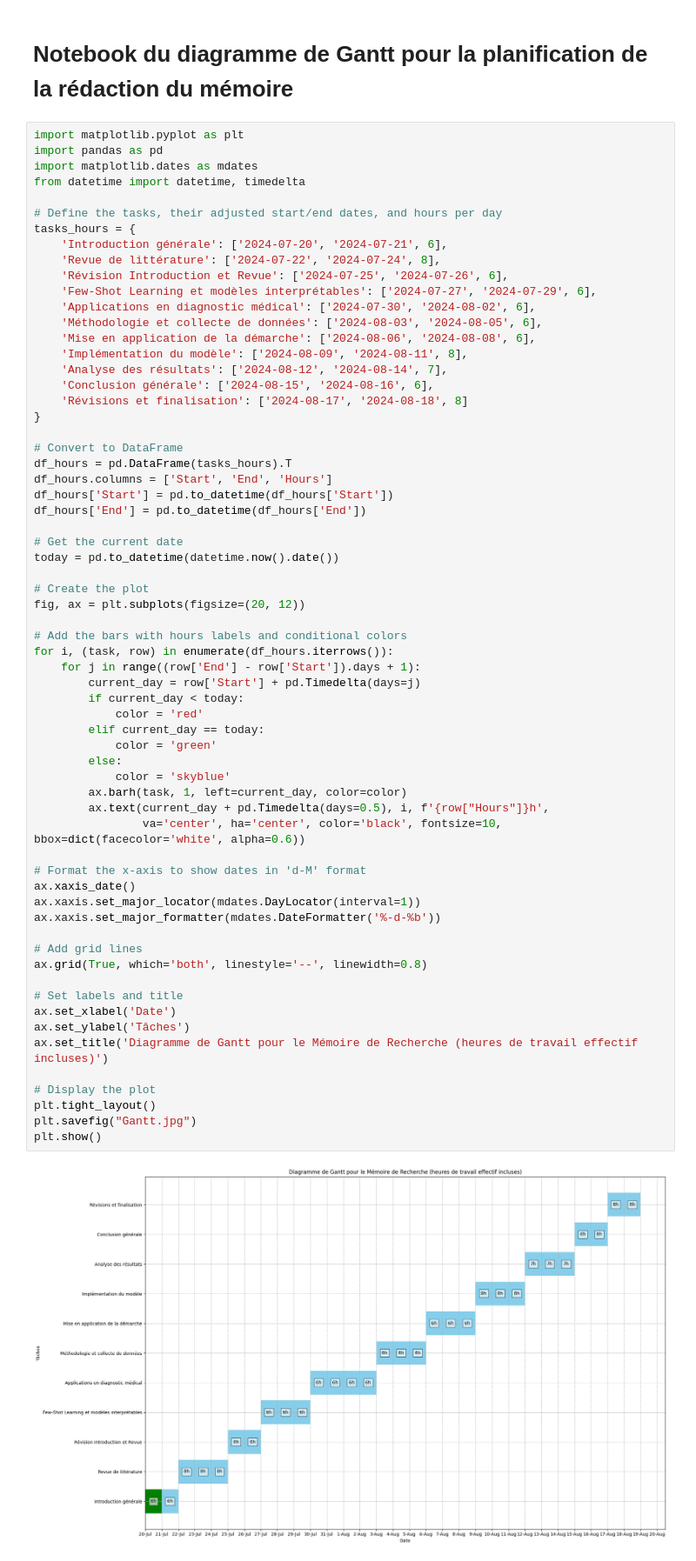
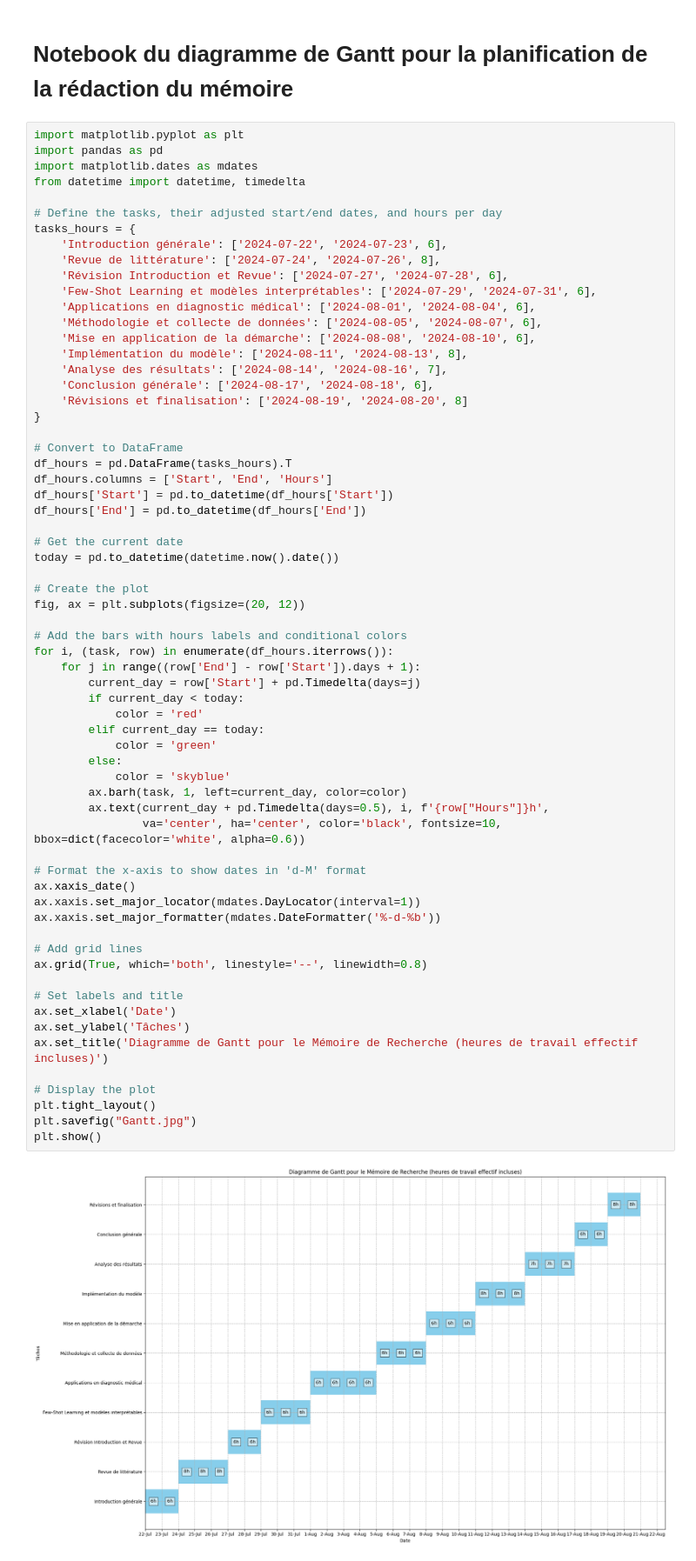
Before and after one commit to deusPride/Master-2, a Jupyter notebook: plannif.ipynb, the cells around one changed output. Shown at 87% size. Drawn from its saved outputs; the diff is of its cells as text.

```diff
--- a/plannif.ipynb
+++ b/plannif.ipynb
@@ -8,17 +8,17 @@ from datetime import datetime, timedelta
 
 # Define the tasks, their adjusted start/end dates, and hours per day
 tasks_hours = {
-    'Introduction générale': ['2024-07-20', '2024-07-21', 6],
-    'Revue de littérature': ['2024-07-22', '2024-07-24', 8],
-    'Révision Introduction et Revue': ['2024-07-25', '2024-07-26', 6],
-    'Few-Shot Learning et modèles interprétables': ['2024-07-27', '2024-07-29', 6],
-    'Applications en diagnostic médical': ['2024-07-30', '2024-08-02', 6],
-    'Méthodologie et collecte de données': ['2024-08-03', '2024-08-05', 6],
-    'Mise en application de la démarche': ['2024-08-06', '2024-08-08', 6],
-    'Implémentation du modèle': ['2024-08-09', '2024-08-11', 8],
-    'Analyse des résultats': ['2024-08-12', '2024-08-14', 7],
-    'Conclusion générale': ['2024-08-15', '2024-08-16', 6],
-    'Révisions et finalisation': ['2024-08-17', '2024-08-18', 8]
+    'Introduction générale': ['2024-07-22', '2024-07-23', 6],
+    'Revue de littérature': ['2024-07-24', '2024-07-26', 8],
+    'Révision Introduction et Revue': ['2024-07-27', '2024-07-28', 6],
+    'Few-Shot Learning et modèles interprétables': ['2024-07-29', '2024-07-31', 6],
+    'Applications en diagnostic médical': ['2024-08-01', '2024-08-04', 6],
+    'Méthodologie et collecte de données': ['2024-08-05', '2024-08-07', 6],
+    'Mise en application de la démarche': ['2024-08-08', '2024-08-10', 6],
+    'Implémentation du modèle': ['2024-08-11', '2024-08-13', 8],
+    'Analyse des résultats': ['2024-08-14', '2024-08-16', 7],
+    'Conclusion générale': ['2024-08-17', '2024-08-18', 6],
+    'Révisions et finalisation': ['2024-08-19', '2024-08-20', 8]
 }
 
 # Convert to DataFrame
@@ -38,31 +38,31 @@ for i, (task, row) in enumerate(df_hours.iterrows()):
     for j in range((row['End'] - row['Start']).days + 1):
         current_day = row['Start'] + pd.Timedelta(days=j)
         if current_day < today:
             color = 'red'
         elif current_day == today:
             color = 'green'
         else:
             color = 'skyblue'
         ax.barh(task, 1, left=current_day, color=color)
         ax.text(current_day + pd.Timedelta(days=0.5), i, f'{row["Hours"]}h',
                 va='center', ha='center', color='black', fontsize=10, bbox=dict(facecolor='white', alpha=0.6))
 
 # Format the x-axis to show dates in 'd-M' format
 ax.xaxis_date()
 ax.xaxis.set_major_locator(mdates.DayLocator(interval=1))
 ax.xaxis.set_major_formatter(mdates.DateFormatter('%-d-%b'))
 
 # Add grid lines
 ax.grid(True, which='both', linestyle='--', linewidth=0.8)
 
 # Set labels and title
 ax.set_xlabel('Date')
 ax.set_ylabel('Tâches')
 ax.set_title('Diagramme de Gantt pour le Mémoire de Recherche (heures de travail effectif incluses)')
 
 # Display the plot
 plt.tight_layout()
 plt.savefig("Gantt.jpg")
 plt.show()
 # %% [output]
-[figure, old version]
+[figure, new version]
```
Also changed, not shown: 2 other files.
